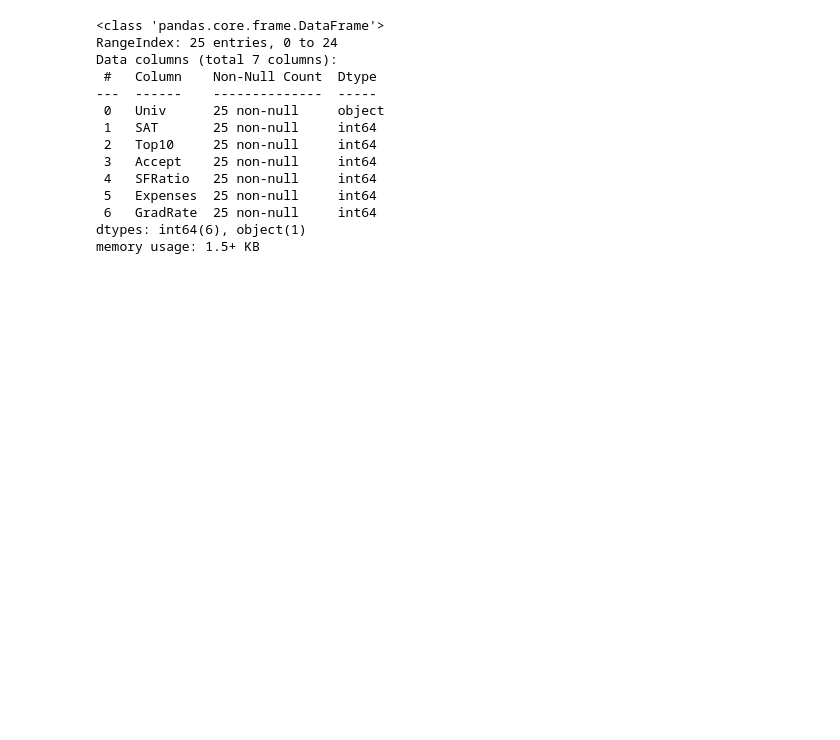
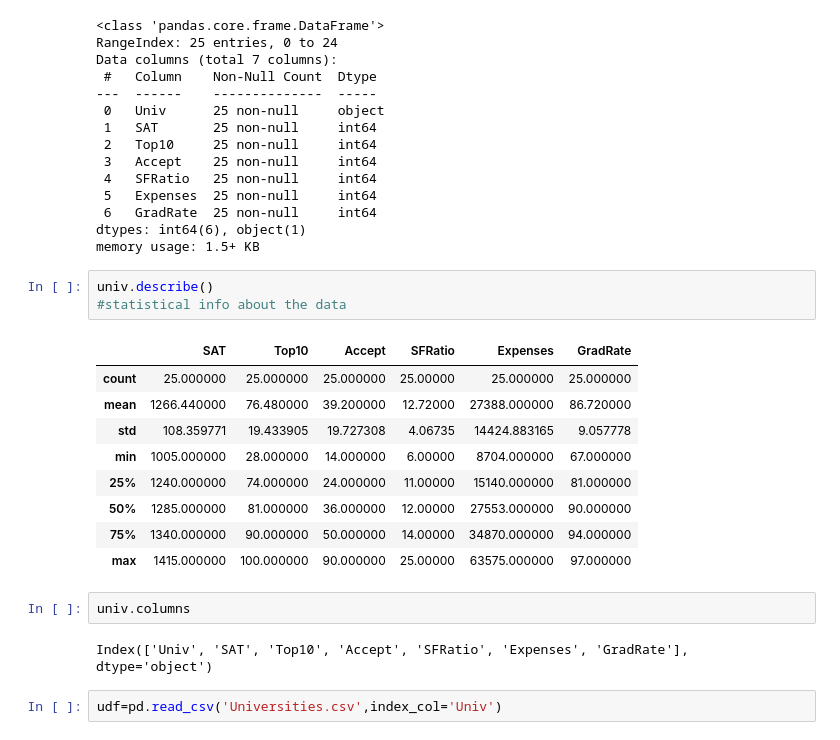
Before and after one commit to PreetiRonghe/Datascience, a Jupyter notebook: 07CorePython_pandas.ipynb, the cells around one changed output. Drawn from its saved outputs; the diff is of its cells as text; blank space fills up the shorter version.

```diff
--- a/07CorePython_pandas.ipynb
+++ b/07CorePython_pandas.ipynb
@@ -179,3 +213,22 @@ Data columns (total 7 columns):
  6   GradRate  25 non-null     int64
 dtypes: int64(6), object(1)
 memory usage: 1.5+ KB
+# %%
+univ.describe()
+#statistical info about the data
+# %% [output]
+|  | SAT | Top10 | Accept | SFRatio | Expenses | GradRate |
+| count | 25.000000 | 25.000000 | 25.000000 | 25.00000 | 25.000000 | 25.000000 |
+| mean | 1266.440000 | 76.480000 | 39.200000 | 12.72000 | 27388.000000 | 86.720000 |
+| std | 108.359771 | 19.433905 | 19.727308 | 4.06735 | 14424.883165 | 9.057778 |
+| min | 1005.000000 | 28.000000 | 14.000000 | 6.00000 | 8704.000000 | 67.000000 |
+| 25% | 1240.000000 | 74.000000 | 24.000000 | 11.00000 | 15140.000000 | 81.000000 |
+| 50% | 1285.000000 | 81.000000 | 36.000000 | 12.00000 | 27553.000000 | 90.000000 |
+| 75% | 1340.000000 | 90.000000 | 50.000000 | 14.00000 | 34870.000000 | 94.000000 |
+| max | 1415.000000 | 100.000000 | 90.000000 | 25.00000 | 63575.000000 | 97.000000 |
+# %%
+univ.columns
+# %% [output]
+Index(['Univ', 'SAT', 'Top10', 'Accept', 'SFRatio', 'Expenses', 'GradRate'], dtype='object')
+# %%
+udf=pd.read_csv('Universities.csv',index_col='Univ')
```
Also changed, not shown: parts of 49 cells of this notebook.
